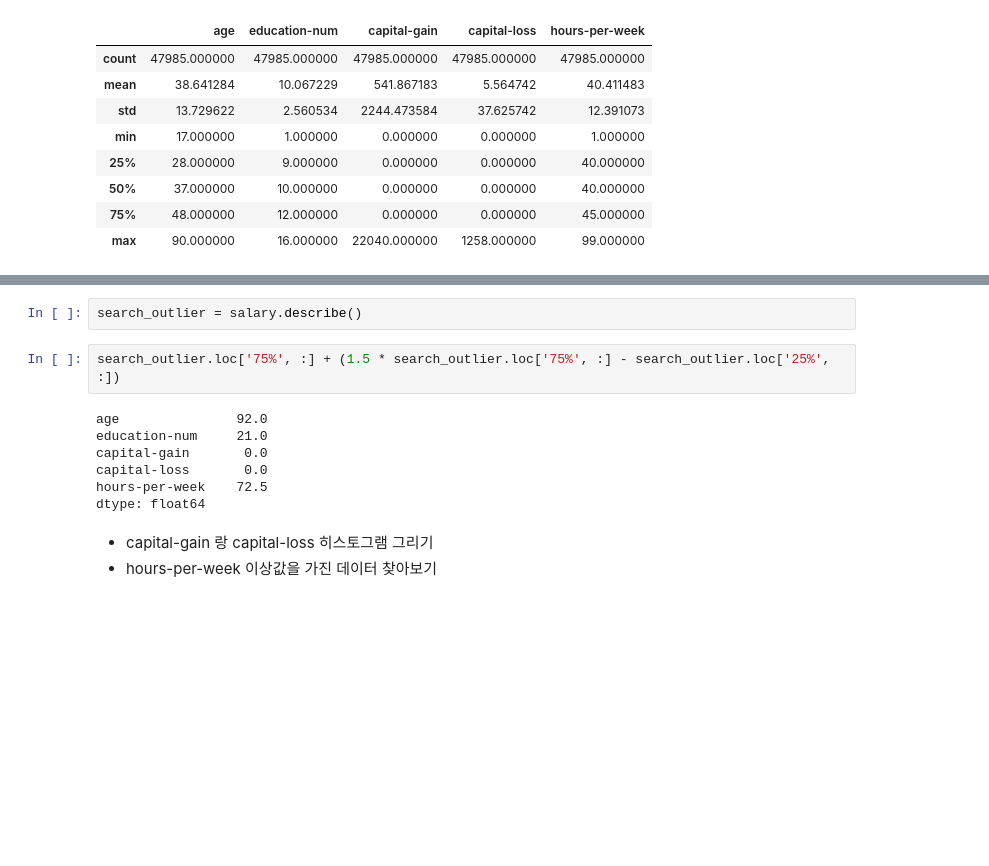
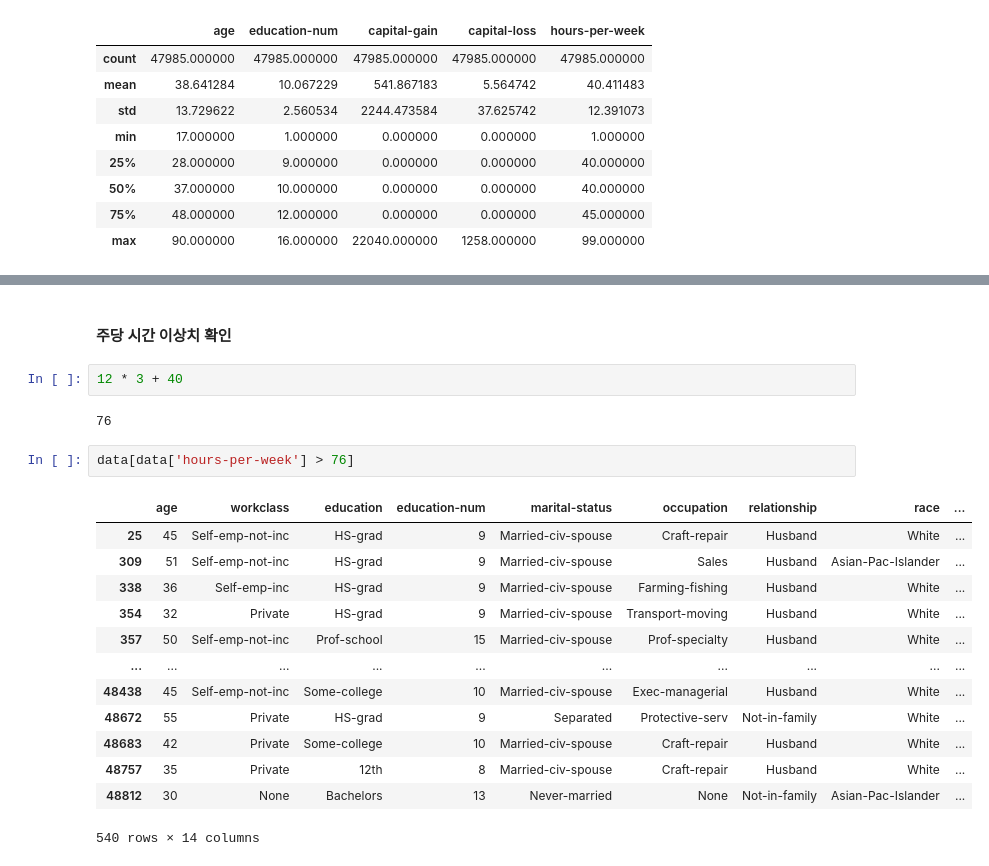
Before and after one commit to yusangsoo/Fintech_PM, a Jupyter notebook: 06_machine_learning/07_앙상블모델연습2_연봉데이터.ipynb, the cells around one changed output, grey strips where cells are left out. Drawn from its saved outputs; the diff is of its cells as text; blank space fills up the shorter version.

```diff
--- a/06_machine_learning/07_앙상블모델연습2_연봉데이터.ipynb
+++ b/06_machine_learning/07_앙상블모델연습2_연봉데이터.ipynb
@@ -712,14 +594,22 @@ for col in cols :
-# %%
-search_outlier = salary.describe()
-# %%
-search_outlier.loc['75%', :] + (1.5 * search_outlier.loc['75%', :] - search_outlier.loc['25%', :])
-# %% [output]
-age               92.0
-education-num     21.0
-capital-gain       0.0
-capital-loss       0.0
-hours-per-week    72.5
-dtype: float64
-# %% [markdown]
-- capital-gain 랑 capital-loss 히스토그램 그리기
-- hours-per-week 이상값을 가진 데이터 찾아보기
+# %% [markdown]
+#### 주당 시간 이상치 확인
+# %%
+12 * 3 + 40
+# %% [output]
+76
+# %%
+data[data['hours-per-week'] > 76]
+# %% [output]
+|  | age | workclass | education | education-num | marital-status | occupation | relationship | race | ... |
+| 25 | 45 | Self-emp-not-inc | HS-grad | 9 | Married-civ-spouse | Craft-repair | Husband | White | ... |
+| 309 | 51 | Self-emp-not-inc | HS-grad | 9 | Married-civ-spouse | Sales | Husband | Asian-Pac-Islander | ... |
+| 338 | 36 | Self-emp-inc | HS-grad | 9 | Married-civ-spouse | Farming-fishing | Husband | White | ... |
+| 354 | 32 | Private | HS-grad | 9 | Married-civ-spouse | Transport-moving | Husband | White | ... |
+| 357 | 50 | Self-emp-not-inc | Prof-school | 15 | Married-civ-spouse | Prof-specialty | Husband | White | ... |
+| ... | ... | ... | ... | ... | ... | ... | ... | ... | ... |
+| 48438 | 45 | Self-emp-not-inc | Some-college | 10 | Married-civ-spouse | Exec-managerial | Husband | White | ... |
+| 48672 | 55 | Private | HS-grad | 9 | Separated | Protective-serv | Not-in-family | White | ... |
+| 48683 | 42 | Private | Some-college | 10 | Married-civ-spouse | Craft-repair | Husband | White | ... |
+| 48757 | 35 | Private | 12th | 8 | Married-civ-spouse | Craft-repair | Husband | White | ... |
+| 48812 | 30 | None | Bachelors | 13 | Never-married | None | Not-in-family | Asian-Pac-Islander | ... |
+540 rows × 14 columns
```
Also changed, not shown: parts of 109 cells of this notebook, 1 other file.
